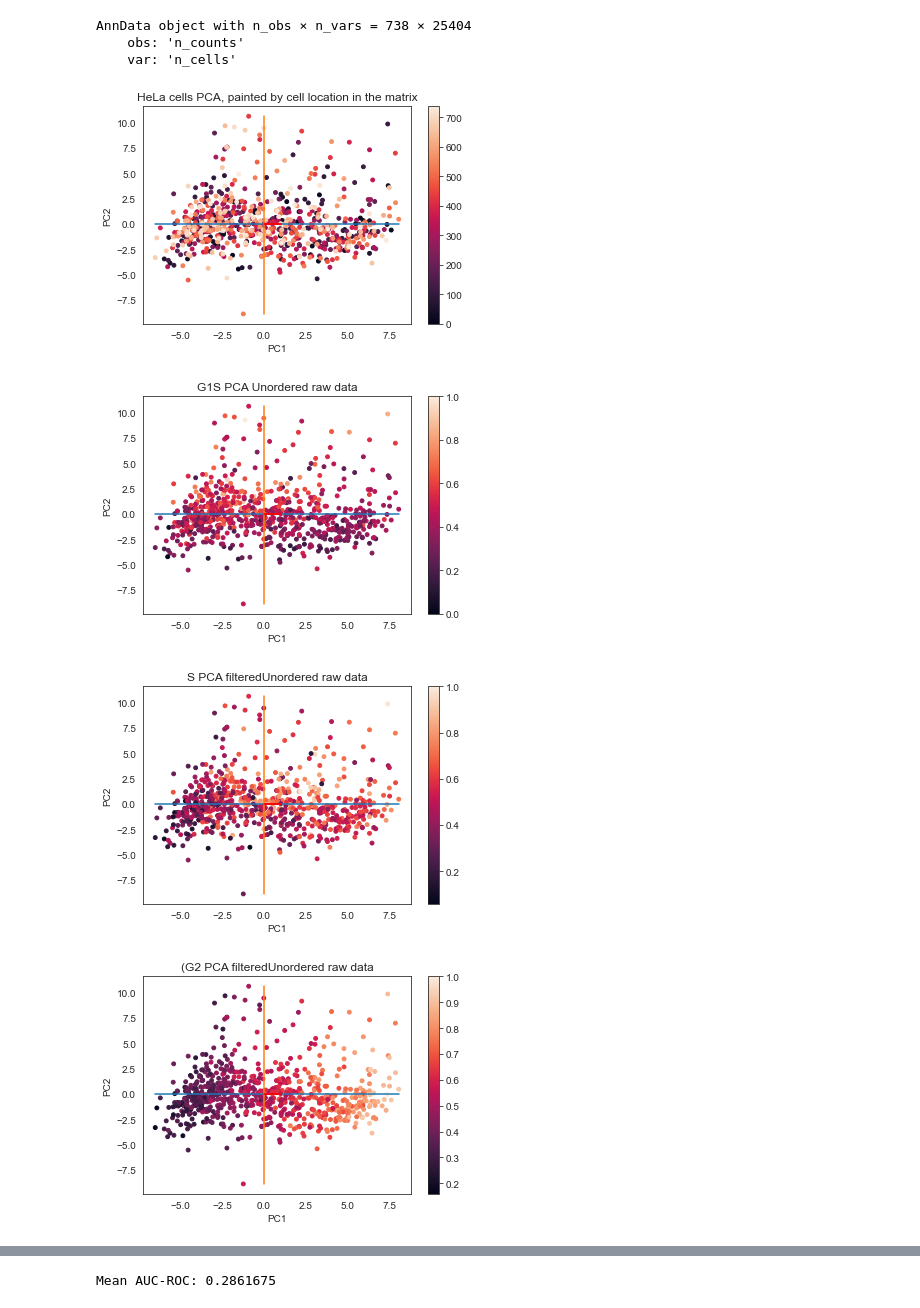
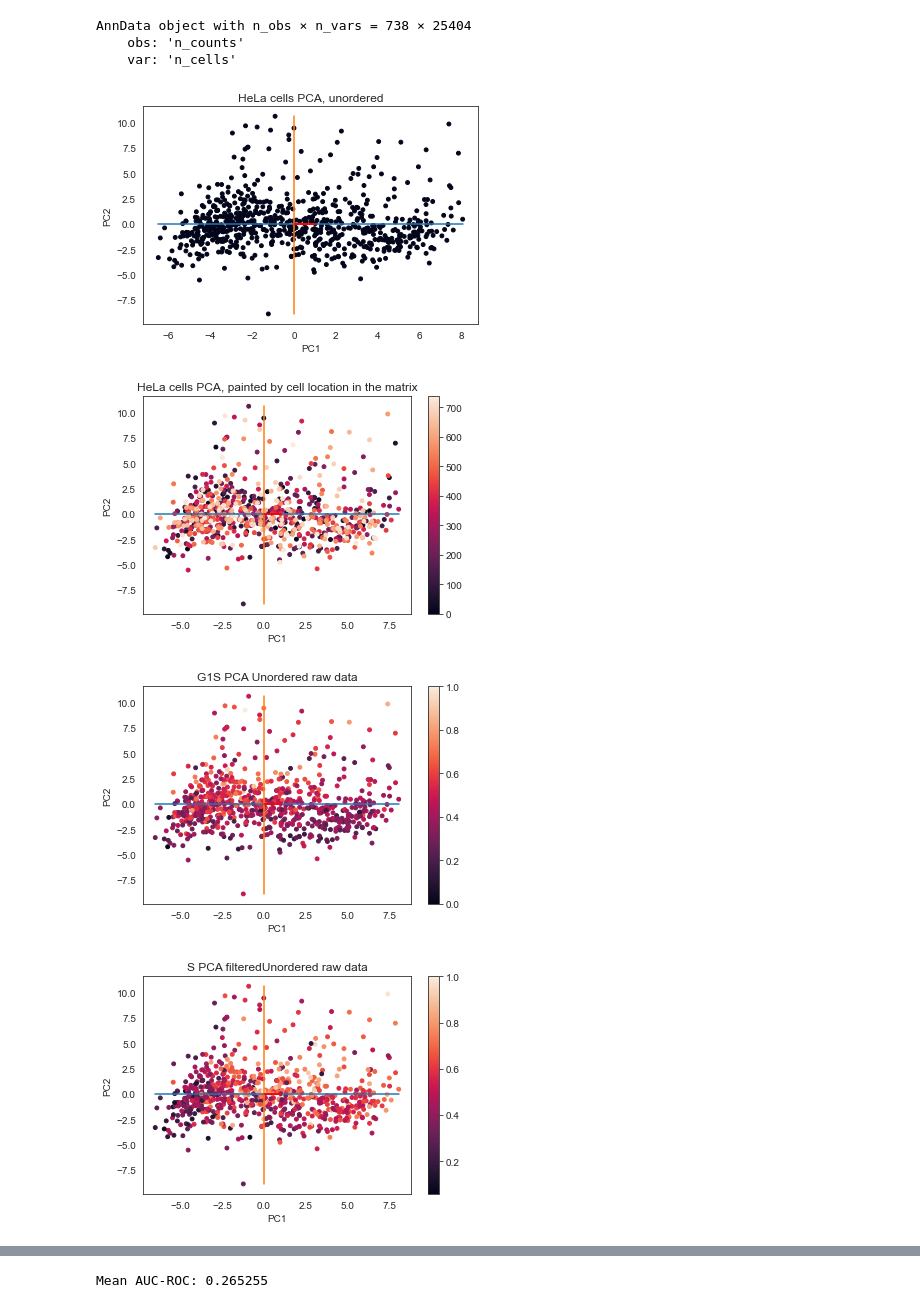
Before and after one commit to nitzanlab/scPrisma, a Jupyter notebook: notebooks/HeLa.ipynb, the cells around one changed output, grey strips where cells are left out. Drawn from its saved outputs; the diff is of its cells as text; code cells hidden in the pictures.

```diff
--- a/notebooks/HeLa.ipynb
+++ b/notebooks/HeLa.ipynb
@@ -42,18 +41,19 @@ AnnData object with n_obs × n_vars = 738 × 25404
 # %%
 #######data cleaning#######
 sc.pp.normalize_per_cell(adata, counts_per_cell_after=1e4)
 sc.pp.log1p(adata)
 bdata = copy.deepcopy(adata.copy())
 sc.pp.filter_genes_dispersion(adata,n_top_genes=4000)
+ranged_pca_2d(adata.X,color=np.zeros(adata.X.shape[0]),title=("HeLa cells PCA, unordered"),dis_colorbar=True)
 all_plots_hela(adata,title="Unordered raw data")
 plot_gene_list(adata, gene_list_for_plot, color1='black', color2='r', title="Unordered raw data")
 #######Gene inference over un-ordered data- the result expected to be low#######
 auc_unordered= np.zeros(100)
 for i in range(100):
     auc_unordered[i] = hela_gene_inference(adata, number_of_genes=100)
 print("Mean AUC-ROC: " + str(np.mean(auc_unordered)))
 # %% [output]
-[figure, old version]
+[figure, new version]
-[figure, old version]
+[figure, new version]
-[figure, old version]
+[figure, new version]
-[figure, old version]
+[figure, new version]
@@ -67,4 +68,4 @@ print("Mean AUC-ROC: " + str(np.mean(auc_unordered)))
-Mean AUC-ROC: 0.2861675
+Mean AUC-ROC: 0.265255
 # %%
 E_sga  , E_rec_sga = reconstruction_cyclic(adata.X , iterNum=250 , batch_size=2500)
 plt.imshow(E_sga)
```
Also changed, not shown: parts of 10 cells of this notebook.
